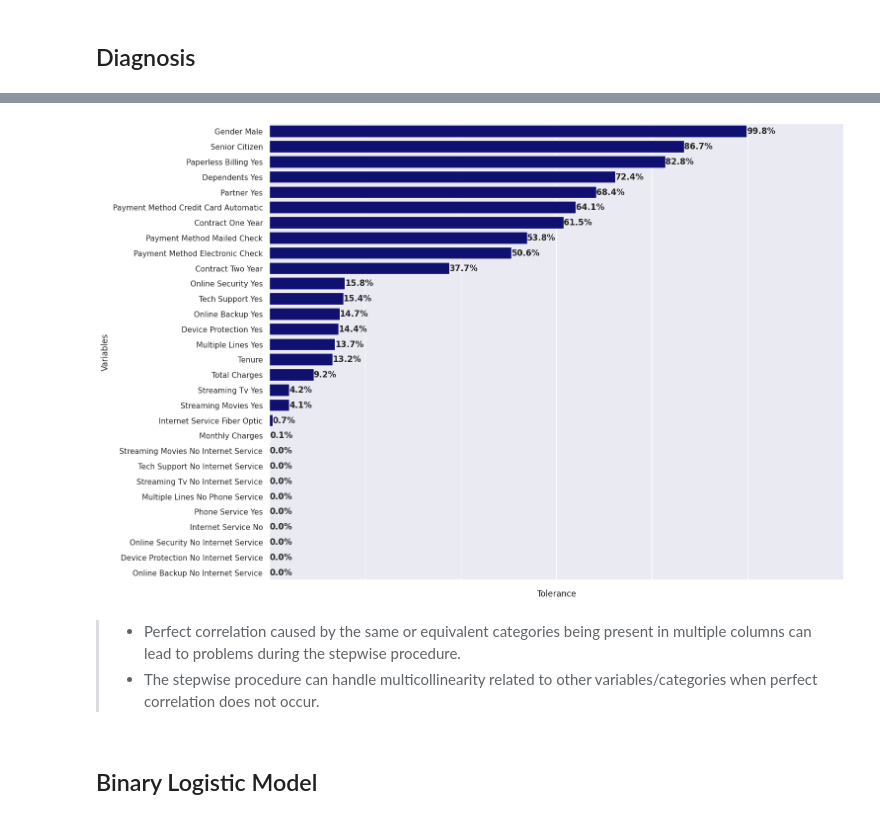
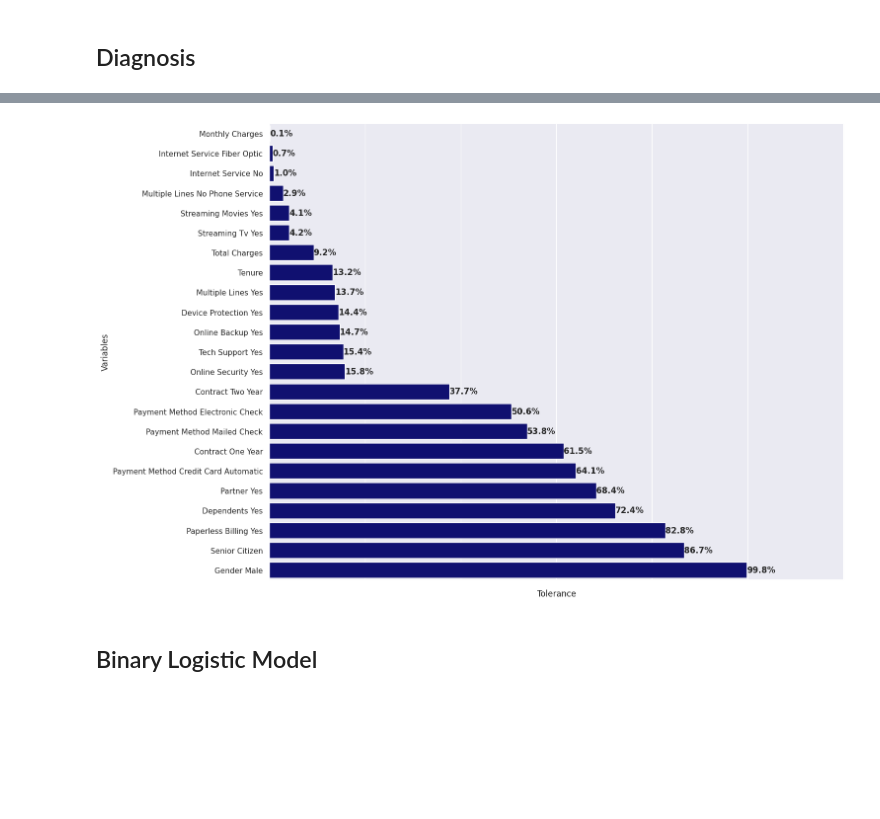
Before and after one commit to dan-teixeira/data-science, a Jupyter notebook: telco_costumer_churn/telco_customer_churn.ipynb, the cells around one changed output, grey strips where cells are left out. Saved outputs shown, nothing was run; the diff lists cells and outputs as text; code cells hidden in the pictures; blank space fills up the shorter version.

```diff
--- a/telco_costumer_churn/telco_customer_churn.ipynb
+++ b/telco_costumer_churn/telco_customer_churn.ipynb
@@ -133,15 +148,22 @@ df_telco.select_dtypes(include=object).describe().T
 # %%
 # One-hot encoding
 df_telco_dummies = pd.get_dummies(
-    data=df_telco,
-    columns = df_telco.drop(["churn", "customer_id"], axis=1).select_dtypes(include=object).columns,
+    data=df_telco.drop("phone_service", axis=1),
+    columns = df_telco.drop(["churn", "customer_id", "phone_service"], axis=1).select_dtypes(include=object).columns,
     drop_first=True,
     dtype=int
 )
 
 df_telco_dummies["churn"] = np.where(df_telco_dummies.churn == 'Yes', 1, 0)
 
-df_telco_dummies.columns = normalize_string(df_telco_dummies.columns.str.replace("[()]", "", regex=True))
+df_telco_dummies.columns = normalize_string(df_telco_dummies.columns)
+
+# Dropping redundant variables/categories
+df_telco_dummies.drop(
+    df_telco_dummies.loc[:,df_telco_dummies.columns.str.endswith("_no_internet_service")],
+    axis=1,
+    inplace=True
+)
 
 # Visualize data with dummies
 df_telco_dummies
@@ -183,2 +225,6 @@ memory usage: 1.8+ MB
 # %% [markdown]
 ## Diagnosis
+# %%
+# Multicollinearity diagnosis (VIF and Tolerance)
+df_vif_tolerance = vif_tolerance(df=df_telco_dummies, endog="churn", drop_columns=["customer_id"])
+df_vif_tolerance
@@ -185,33 +249,34 @@ memory usage: 1.8+ MB
 # %%
 # Multicollinearity diagnosis (VIF and Tolerance)
 sns.set_theme(style="darkgrid")
-df_vif_tolerance = vif_tolerance(df=df_telco_dummies, endog="churn", drop_columns=["customer_id"]).sort_values("vif", ascending=True)
-
 plt.figure(figsize=(15,12))
 
 ax = sns.barplot(
     data=df_vif_tolerance,
     y="variables",
     x="tolerance",
     color="navy",
     orient='h'
 )
 
 for i, p in enumerate(ax.patches):
-    ax.annotate(f"{p.get_width():.1%}", xy=(p.get_width(), i), fontsize=12, va="center", ha="left", weight="bold")
+    ax.annotate(
+        f"{p.get_width():.1%}",
+        xy=(p.get_width(), i),
+        fontsize=12,
+        va="center",
+        ha="left",
+        weight="bold")
 
 plt.xlabel("Tolerance")
 plt.ylabel("Variables")
 
 plt.xticks(ticks=ax.get_xticks(), labels=[])
 plt.yticks(
     ticks=ax.get_yticks(),
     labels=[label.get_text().replace("_", " ").title() for label in ax.get_yticklabels()]
     )
 
 plt.show()
 # %% [output]
-[figure, old version]
+[figure, new version]
-# %% [markdown]
-> * Perfect correlation caused by the same or equivalent categories being present in multiple columns can lead to problems during the stepwise procedure.
-> * The stepwise procedure can handle multicollinearity related to other variables/categories when perfect correlation does not occur.
```
Also changed, not shown: parts of 16 cells of this notebook.
